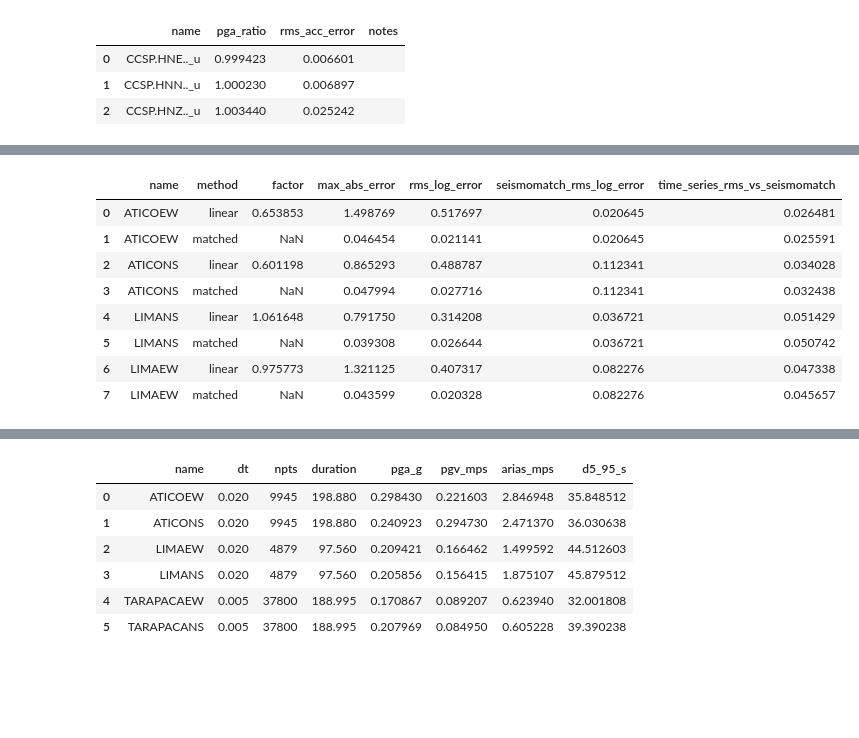
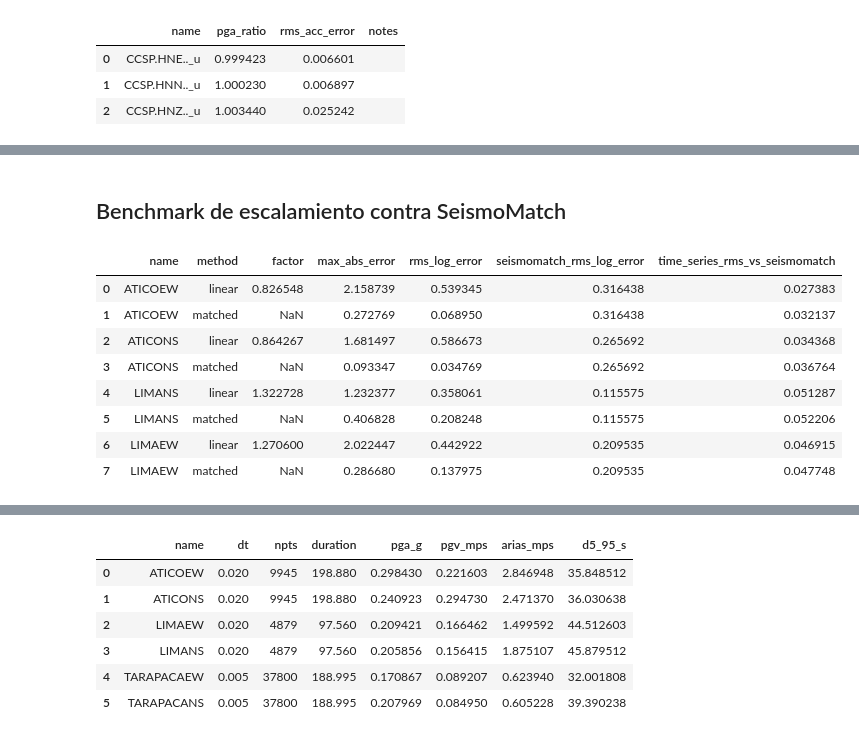
Before and after one commit to joelefrain/SignalProcessor, a Jupyter notebook: notebooks/04_benchmarks.ipynb, the cells around one changed output, grey strips where cells are left out. Drawn from its saved outputs; the diff is of its cells as text; code cells hidden in the pictures; blank space fills up the shorter version.

```diff
--- a/notebooks/04_benchmarks.ipynb
+++ b/notebooks/04_benchmarks.ipynb
@@ -25,30 +82,33 @@ batch_usgs_benchmark(benchmark_root)
+# %% [markdown]
+## Benchmark de escalamiento contra SeismoMatch
 # %%
 target = ROOT / 'examples/data/response_spectrum/EPU_475.csv'
 pairs = [
     ('ATICOEW.csv', 'ATICOEW.txt'),
     ('ATICONS.csv', 'ATICONS.txt'),
     ('LIMANS.csv', 'LIMANS.txt'),
     ('LIMAEW.csv', 'LIMAEW..txt'),
 ]
 rows = []
 for seed_name, ref_name in pairs:
     for matched in [False, True]:
         rows.append(compare_scaling_to_seismomatch(
             benchmark_root / 'unscaled_motion' / seed_name,
             target,
             benchmark_root / 'scaled_motion' / ref_name,
-            t_min=0.2,
-            t_max=2.0,
+            t_min=0.01,
+            t_max=3.0,
             matched=matched,
         ))
-pd.DataFrame(rows)
+scaling_table = pd.DataFrame(rows)
+scaling_table
 # %% [output]
 |  | name | method | factor | max_abs_error | rms_log_error | seismomatch_rms_log_error | time_series_rms_vs_seismomatch |
-| 0 | ATICOEW | linear | 0.653853 | 1.498769 | 0.517697 | 0.020645 | 0.026481 |
-| 1 | ATICOEW | matched | NaN | 0.046454 | 0.021141 | 0.020645 | 0.025591 |
-| 2 | ATICONS | linear | 0.601198 | 0.865293 | 0.488787 | 0.112341 | 0.034028 |
-| 3 | ATICONS | matched | NaN | 0.047994 | 0.027716 | 0.112341 | 0.032438 |
-| 4 | LIMANS | linear | 1.061648 | 0.791750 | 0.314208 | 0.036721 | 0.051429 |
-| 5 | LIMANS | matched | NaN | 0.039308 | 0.026644 | 0.036721 | 0.050742 |
-| 6 | LIMAEW | linear | 0.975773 | 1.321125 | 0.407317 | 0.082276 | 0.047338 |
-| 7 | LIMAEW | matched | NaN | 0.043599 | 0.020328 | 0.082276 | 0.045657 |
+| 0 | ATICOEW | linear | 0.826548 | 2.158739 | 0.539345 | 0.316438 | 0.027383 |
+| 1 | ATICOEW | matched | NaN | 0.272769 | 0.068950 | 0.316438 | 0.032137 |
+| 2 | ATICONS | linear | 0.864267 | 1.681497 | 0.586673 | 0.265692 | 0.034368 |
+| 3 | ATICONS | matched | NaN | 0.093347 | 0.034769 | 0.265692 | 0.036764 |
+| 4 | LIMANS | linear | 1.322728 | 1.232377 | 0.358061 | 0.115575 | 0.051287 |
+| 5 | LIMANS | matched | NaN | 0.406828 | 0.208248 | 0.115575 | 0.052206 |
+| 6 | LIMAEW | linear | 1.270600 | 2.022447 | 0.442922 | 0.209535 | 0.046915 |
+| 7 | LIMAEW | matched | NaN | 0.286680 | 0.137975 | 0.209535 | 0.047748 |
```
Also changed, not shown: parts of 7 cells of this notebook, 2 other files.
